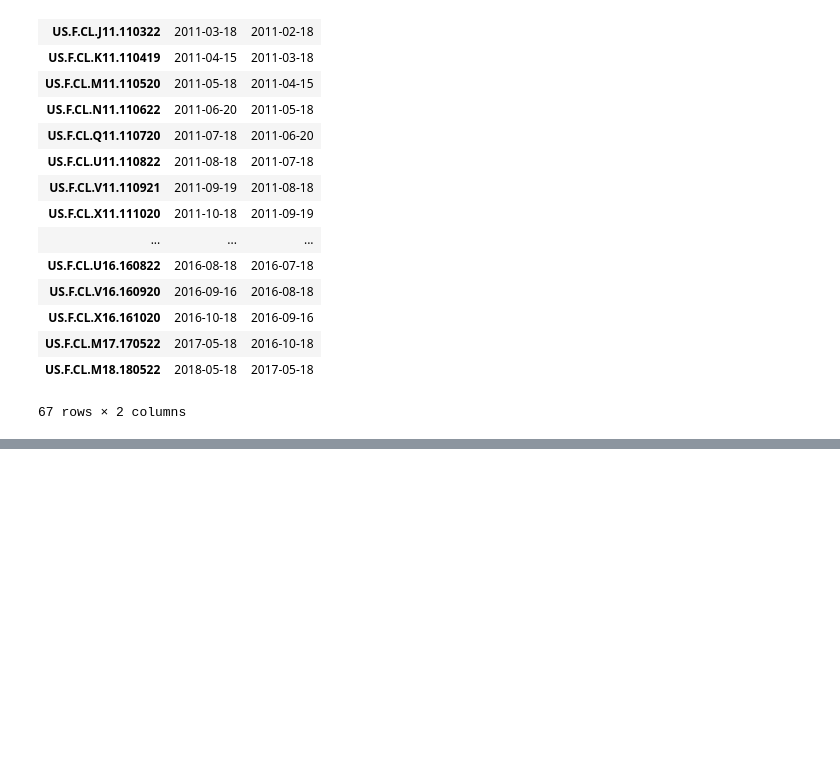
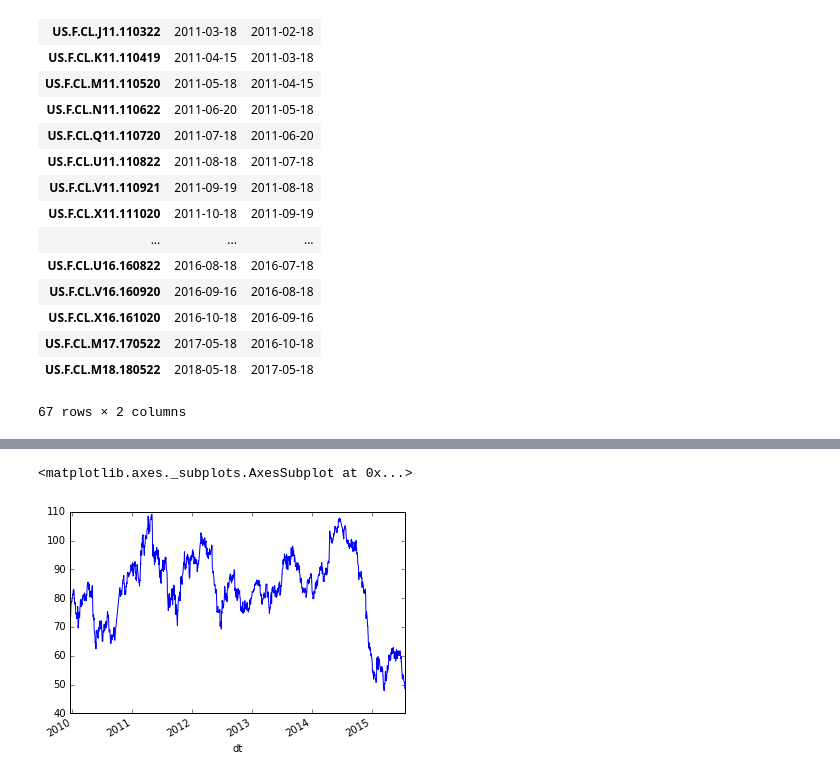
Before and after one commit to trendmanagement/Tmqr-framework-2, a Jupyter notebook: notebooks/data/Quotes cont fut building test.ipynb, the cells around one changed output, grey strips where cells are left out. Drawn from its saved outputs; the diff is of its cells as text; code cells hidden in the pictures; blank space fills up the shorter version.

Commit message:
- Continuous futures quote series+position merging - 100% code coverage

```diff
--- a/notebooks/data/Quotes cont fut building test.ipynb
+++ b/notebooks/data/Quotes cont fut building test.ipynb
@@ -204,0 +146,7 @@ qcont_fut = QuoteContFut('US.CL', datafeed=feed, timeframe='D')
+# %%
+contfut_df, contfut_position = qcont_fut.build()
+# %%
+contfut_df.exec.plot()
+# %% [output]
+<matplotlib.axes._subplots.AxesSubplot at 0x...>
+[figure, added]
```
Also changed, not shown: parts of 9 cells of this notebook, 7 other files.
